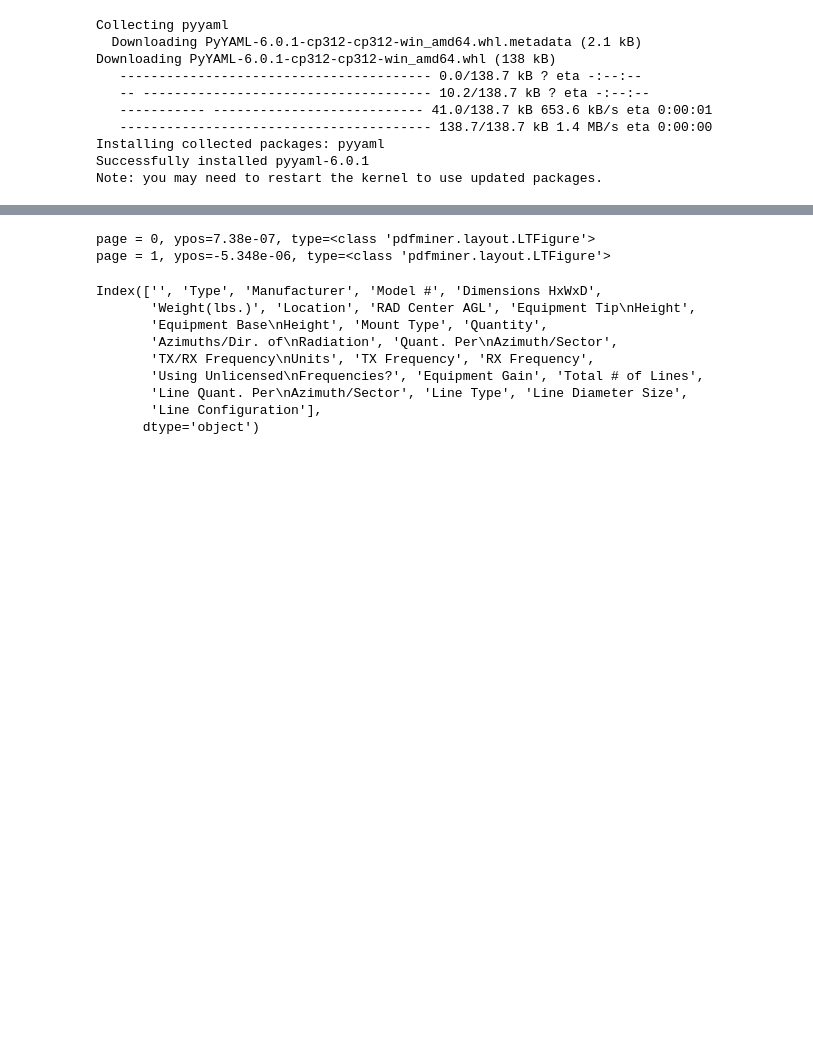
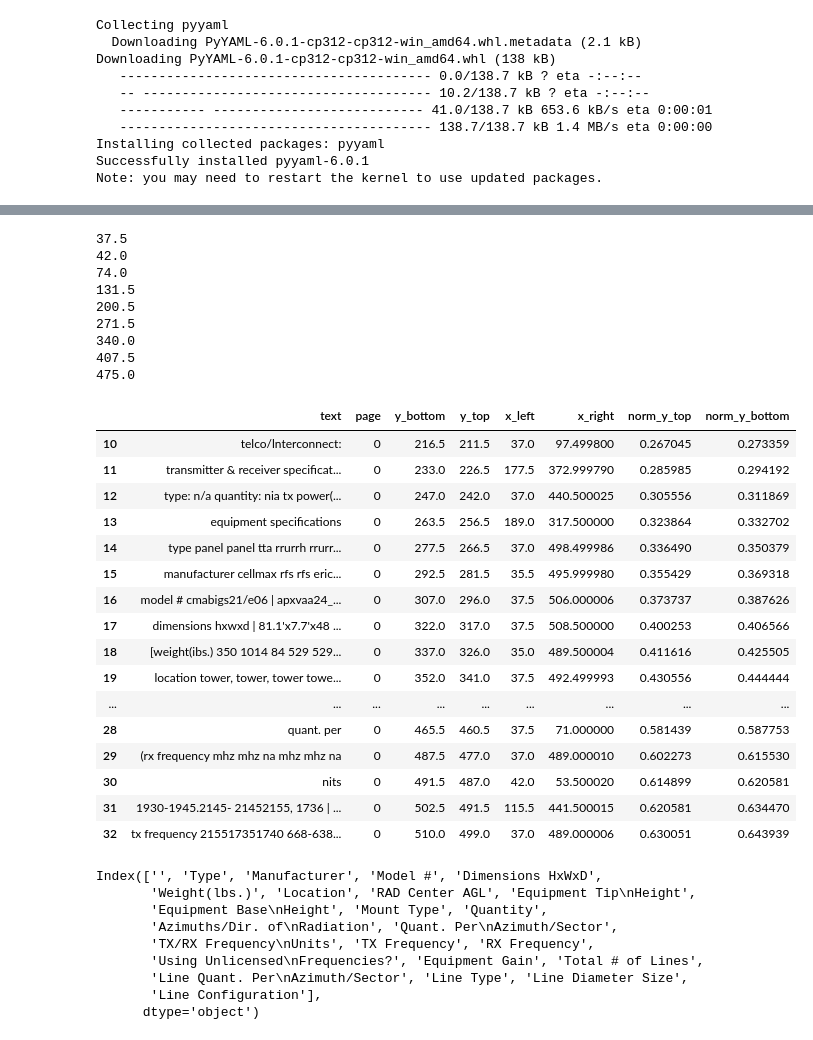
Before and after one commit to daltondm/OCR_for_telecommunications_quality_assurance, a Jupyter notebook: extract_from_digital_pdf.ipynb, the cells around one changed output, grey strips where cells are left out. Saved outputs shown, nothing was run; the diff lists cells and outputs as text; code cells hidden in the pictures; blank space fills up the shorter version.

```diff
--- a/extract_from_digital_pdf.ipynb
+++ b/extract_from_digital_pdf.ipynb
@@ -423,17 +552,43 @@ new_exhibit.sections['equipment specifications']['data']
 # %%
-old_exhibit = exhibit_data(old_orig_pdf_path, old_ocr_pdf_path, config_path)
-old_exhibit.get_text_containers_from_ocr()
+old_exhibit.combine_overlapping_lines()
 old_exhibit.get_section_bounds()
 
 old_exhibit.extract_table_data_from_all_sections()
-old_exhibit.get_original_text_missed_by_ocr()
+# old_exhibit.get_original_text_missed_by_ocr()
 
 # for key in old_exhibit.sections.keys():
 #     print(f'\n{key}')
 #     print(old_exhibit.sections[key]['bounds'])
 # %% [output]
-page = 0, ypos=7.38e-07, type=<class 'pdfminer.layout.LTFigure'>
-page = 1, ypos=-5.348e-06, type=<class 'pdfminer.layout.LTFigure'>
+37.5
+42.0
+74.0
+131.5
+200.5
+271.5
+340.0
+407.5
+475.0
+# %%
+old_exhibit.text_df.iloc[10:33, :]
+# %% [output]
+|  | text | page | y_bottom | y_top | x_left | x_right | norm_y_top | norm_y_bottom |
+| 10 | telco/lnterconnect: | 0 | 216.5 | 211.5 | 37.0 | 97.499800 | 0.267045 | 0.273359 |
+| 11 | transmitter & receiver specificat... | 0 | 233.0 | 226.5 | 177.5 | 372.999790 | 0.285985 | 0.294192 |
+| 12 | type: n/a quantity: nia tx power(... | 0 | 247.0 | 242.0 | 37.0 | 440.500025 | 0.305556 | 0.311869 |
+| 13 | equipment specifications | 0 | 263.5 | 256.5 | 189.0 | 317.500000 | 0.323864 | 0.332702 |
+| 14 | type panel panel tta rrurrh rrurr... | 0 | 277.5 | 266.5 | 37.0 | 498.499986 | 0.336490 | 0.350379 |
+| 15 | manufacturer cellmax rfs rfs eric... | 0 | 292.5 | 281.5 | 35.5 | 495.999980 | 0.355429 | 0.369318 |
+| 16 | model # cmabigs21/e06 | apxvaa24_... | 0 | 307.0 | 296.0 | 37.5 | 506.000006 | 0.373737 | 0.387626 |
+| 17 | dimensions hxwxd | 81.1'x7.7'x48 ... | 0 | 322.0 | 317.0 | 37.5 | 508.500000 | 0.400253 | 0.406566 |
+| 18 | [weight(ibs.) 350 1014 84 529 529... | 0 | 337.0 | 326.0 | 35.0 | 489.500004 | 0.411616 | 0.425505 |
+| 19 | location tower, tower, tower towe... | 0 | 352.0 | 341.0 | 37.5 | 492.499993 | 0.430556 | 0.444444 |
+| ... | ... | ... | ... | ... | ... | ... | ... | ... |
+| 28 | quant. per | 0 | 465.5 | 460.5 | 37.5 | 71.000000 | 0.581439 | 0.587753 |
+| 29 | (rx frequency mhz mhz na mhz mhz na | 0 | 487.5 | 477.0 | 37.0 | 489.000010 | 0.602273 | 0.615530 |
+| 30 | nits | 0 | 491.5 | 487.0 | 42.0 | 53.500020 | 0.614899 | 0.620581 |
+| 31 | 1930-1945.2145- 21452155, 1736 | ... | 0 | 502.5 | 491.5 | 115.5 | 441.500015 | 0.620581 | 0.634470 |
+| 32 | tx frequency 215517351740 668-638... | 0 | 510.0 | 499.0 | 37.0 | 489.000006 | 0.630051 | 0.643939 |
 # %%
 old_exhibit.sections['equipment specifications']['data'].columns
 # %% [output]
```
Also changed, not shown: parts of 15 cells of this notebook.
